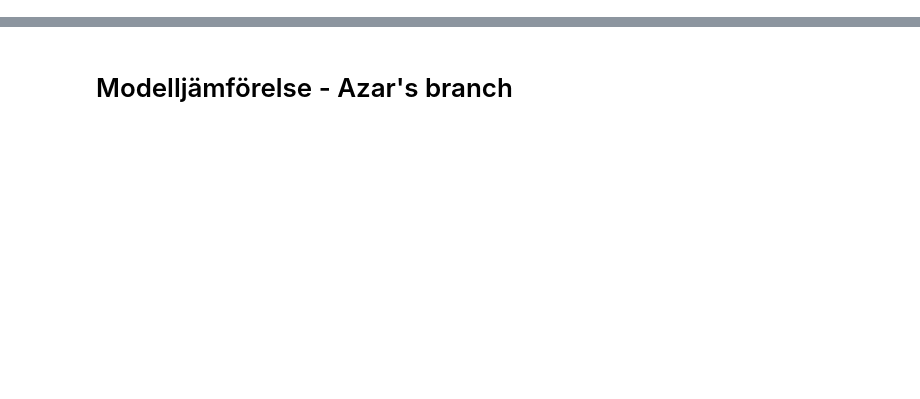
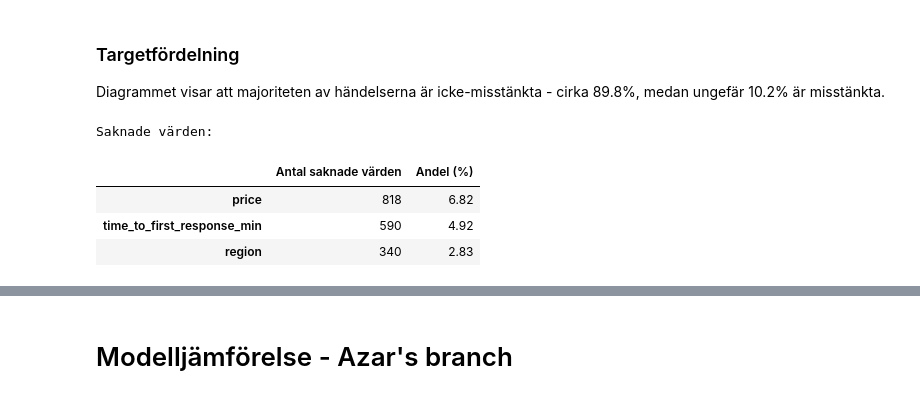
Before and after one commit to eliasstalfreelancer/GruppArbete_ML_Grupp_6, a Jupyter notebook: Report.ipynb, the cells around one changed output, grey strips where cells are left out. Cells and saved outputs as stored; diff of their text form; code cells hidden in the pictures; blank space fills up the shorter version.

```diff
--- a/Report.ipynb
+++ b/Report.ipynb
@@ -0,0 +106,20 @@
+# %% [markdown]
+### Targetfördelning
+
+Diagrammet visar att majoriteten av händelserna är icke-misstänkta - cirka 89.8%, medan ungefär 10.2% är misstänkta.
+# %%
+print("Saknade värden:")
+missing_number = df.isnull().sum().sort_values(ascending=False)
+missing_percent = (missing_number / len(df))*100
+missing_table = pd.DataFrame ( {
+    "Antal saknade värden": missing_number,
+    "Andel (%)": missing_percent.round(2)
+})
+missing_table = missing_table[missing_table["Antal saknade värden"] > 0]
+missing_table
+# %% [output]
+Saknade värden:
+|  | Antal saknade värden | Andel (%) |
+| price | 818 | 6.82 |
+| time_to_first_response_min | 590 | 4.92 |
+| region | 340 | 2.83 |
```
Also changed, not shown: parts of 16 cells of this notebook.
